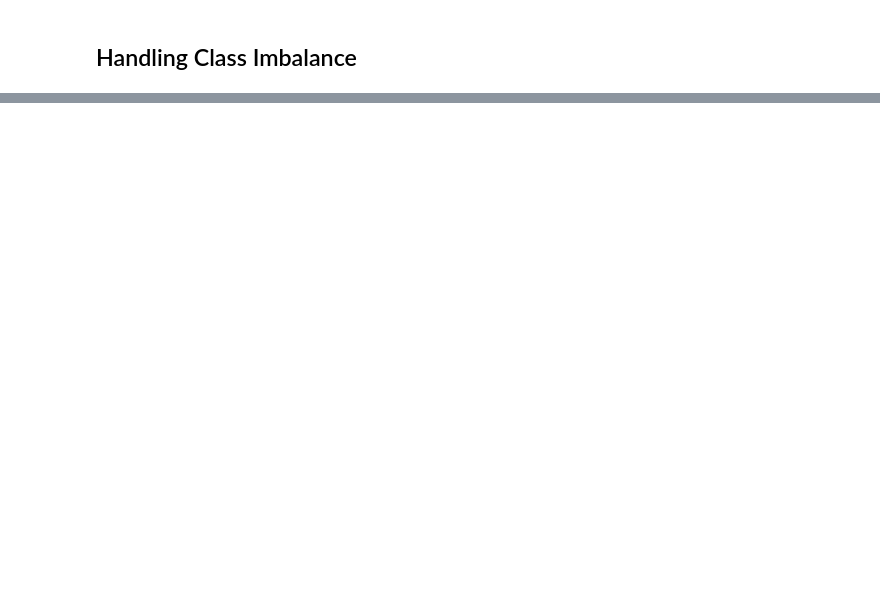
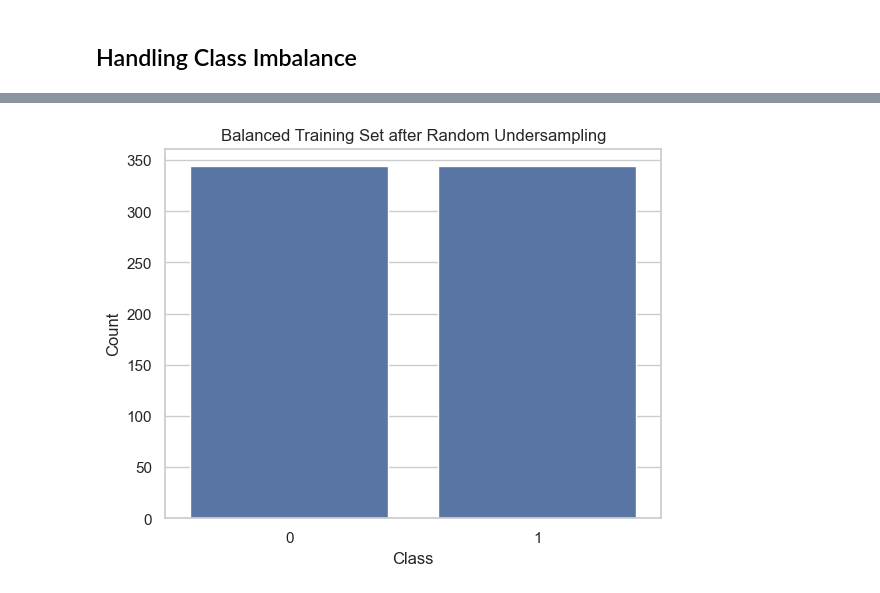
Before and after one commit to Rajendran2201/real-time-fraud-detection-system-for-financial-transactions, a Jupyter notebook: notebooks/03_handle_imbalance_data.ipynb, the cells around one changed output, grey strips where cells are left out. Drawn from its saved outputs; the diff is of its cells as text; code cells hidden in the pictures; blank space fills up the shorter version.

```diff
--- a/notebooks/03_handle_imbalance_data.ipynb
+++ b/notebooks/03_handle_imbalance_data.ipynb
@@ -15,7 +15,8 @@ sns.set(style='whitegrid')
 # %%
 # load Processed and scaled Parquet files
+from pathlib import Path
 
-DATA_DIR = '../data/processed/'
+DATA_DIR = Path('../data/processed/')
 
 X_train_scaled = pd.read_parquet(DATA_DIR / 'X_train.parquet')
 X_val_scaled   = pd.read_parquet(DATA_DIR / 'X_val.parquet')
@@ -32,3 +42,9 @@ print("Class distribution (train):\n", y_train.value_counts())
+# %%
+# convert y_train to a 1D series
+
+# If y_train is a DataFrame with a single column
+if isinstance(y_train, pd.DataFrame):
+    y_train = y_train.squeeze()  # Converts (n,1) DataFrame -> Series
 # %%
 # visualise the original imbalance
 
@@ -79,0 +119,10 @@ y_train_smote.to_parquet(DATA_DIR / 'y_train_balanced_smote.parquet', index=Fals
+# %%
+# visualise resampled distribution (Random Undersmapling)
+
+sns.countplot(x=y_train_rus)
+plt.title("Balanced Training Set after Random Undersampling")
+plt.xlabel("Class")
+plt.ylabel("Count")
+plt.show()
+# %% [output]
+[figure, added]
```
Also changed, not shown: parts of 12 cells of this notebook.
